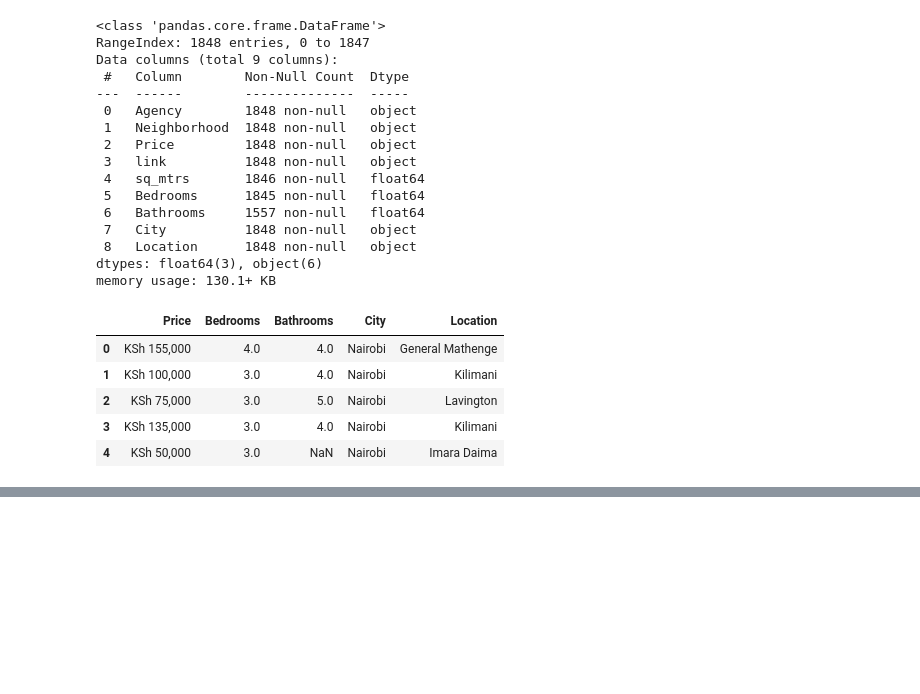
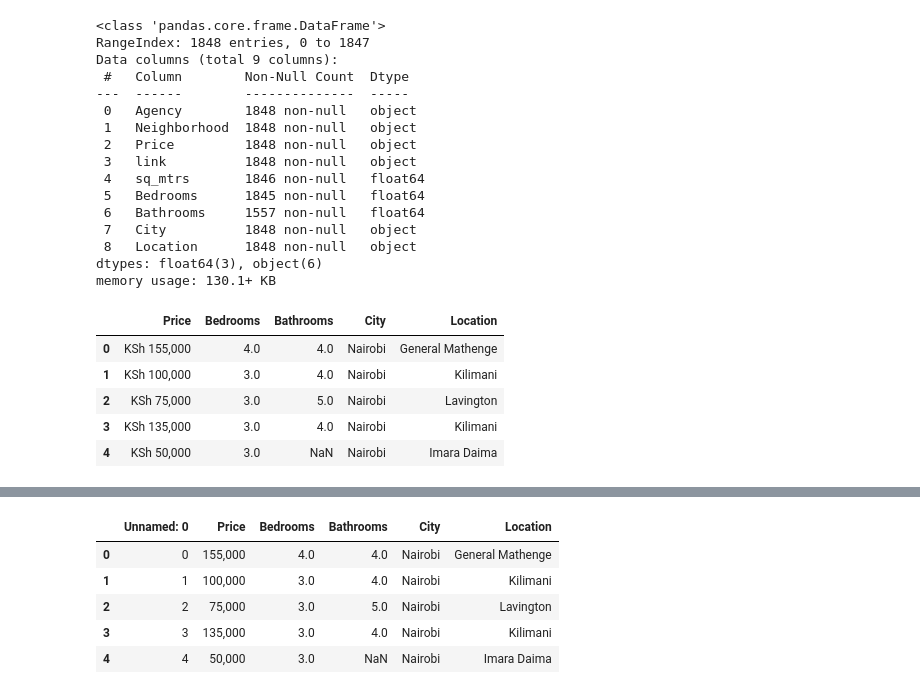
Before and after one commit to Mburu-Elvis/NairobiRentPrices, a Jupyter notebook: data_cons.ipynb, the cells around one changed output, grey strips where cells are left out. Cells and saved outputs as stored; diff of their text form; code cells hidden in the pictures; blank space fills up the shorter version.

```diff
--- a/data_cons.ipynb
+++ b/data_cons.ipynb
@@ -329,0 +366,10 @@ rent_ke.to_csv('data/rent_ke_final.csv')
+# %%
+rent_ke = pd.read_csv('data/final/rent_ke_final.csv')
+rent_ke.head()
+# %% [output]
+|  | Unnamed: 0 | Price | Bedrooms | Bathrooms | City | Location |
+| 0 | 0 | 155,000 | 4.0 | 4.0 | Nairobi | General Mathenge |
+| 1 | 1 | 100,000 | 3.0 | 4.0 | Nairobi | Kilimani |
+| 2 | 2 | 75,000 | 3.0 | 5.0 | Nairobi | Lavington |
+| 3 | 3 | 135,000 | 3.0 | 4.0 | Nairobi | Kilimani |
+| 4 | 4 | 50,000 | 3.0 | NaN | Nairobi | Imara Daima |
```
Also changed, not shown: parts of 21 cells of this notebook, 2 other files.
